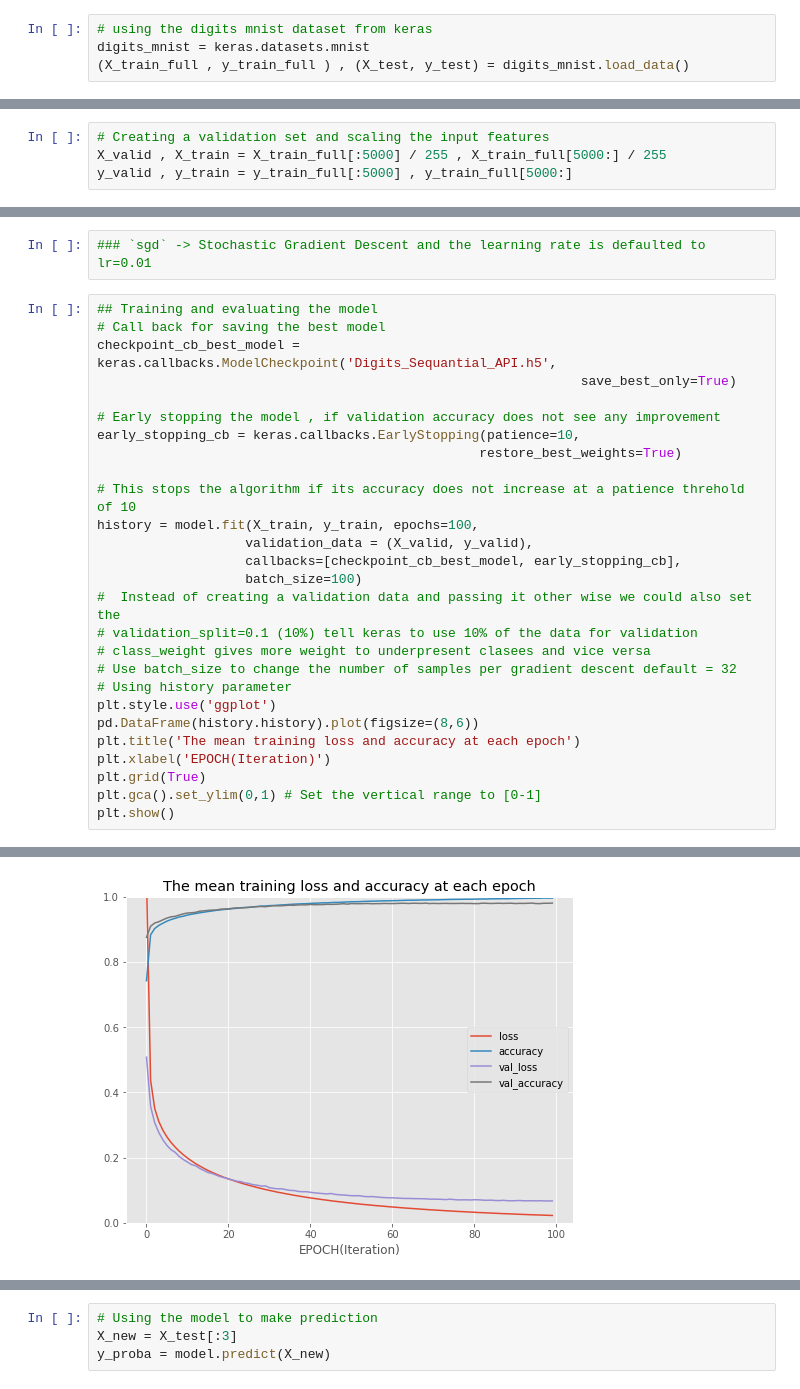
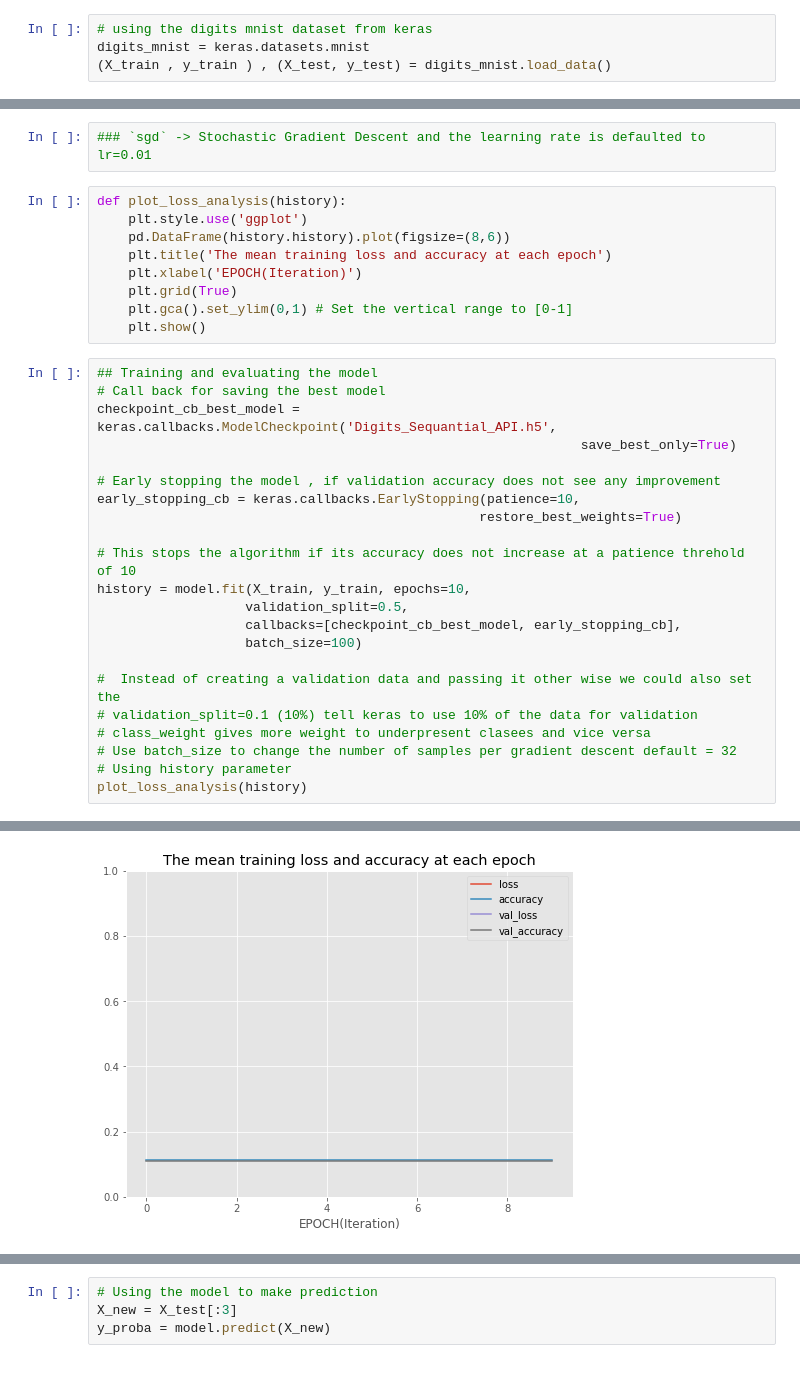
Before and after one commit to akushe-08/Neural_Network_Digits_Classifier, a Jupyter notebook: Neural_network_basics.ipynb, the cells around one changed output, grey strips where cells are left out. Drawn from its saved outputs; the diff is of its cells as text.

```diff
--- a/Neural_network_basics.ipynb
+++ b/Neural_network_basics.ipynb
@@ -15,6 +17,6 @@ import pandas as pd
 # %%
 # using the digits mnist dataset from keras
 digits_mnist = keras.datasets.mnist
-(X_train_full , y_train_full ) , (X_test, y_test) = digits_mnist.load_data()
+(X_train , y_train ) , (X_test, y_test) = digits_mnist.load_data()
 # %%
 # Shape of the dataset and its type
@@ -28,8 +30,4 @@ X_train_full.shape , X_train_full.dtype
 len(X_test[0])
 # %% [output]
 28
-# %%
-# Creating a validation set and scaling the input features
-X_valid , X_train = X_train_full[:5000] / 255 , X_train_full[5000:] / 255
-y_valid , y_train = y_train_full[:5000] , y_train_full[5000:]
 # %%
@@ -140,6 +140,15 @@ model.compile(loss='sparse_categorical_crossentropy',
 * For binary classification with more than one binary labels . we use `sigmoid` i.e logistic activation in the output intead of the "softmax" activitation function , `binary_crossentropy` loss instead
 # %%
 ### `sgd` -> Stochastic Gradient Descent and the learning rate is defaulted to lr=0.01
+# %%
+def plot_loss_analysis(history):
+    plt.style.use('ggplot')
+    pd.DataFrame(history.history).plot(figsize=(8,6))
+    plt.title('The mean training loss and accuracy at each epoch')
+    plt.xlabel('EPOCH(Iteration)')
+    plt.grid(True)
+    plt.gca().set_ylim(0,1) # Set the vertical range to [0-1]
+    plt.show()
 # %%
 ## Training and evaluating the model
 # Call back for saving the best model
@@ -151,20 +160,15 @@ early_stopping_cb = keras.callbacks.EarlyStopping(patience=10,
                                                  restore_best_weights=True)
 
 # This stops the algorithm if its accuracy does not increase at a patience threhold of 10
-history = model.fit(X_train, y_train, epochs=100,
-                   validation_data = (X_valid, y_valid),
+history = model.fit(X_train, y_train, epochs=10,
+                   validation_split=0.5,
                    callbacks=[checkpoint_cb_best_model, early_stopping_cb],
                    batch_size=100)
+
 #  Instead of creating a validation data and passing it other wise we could also set the
 # validation_split=0.1 (10%) tell keras to use 10% of the data for validation
 # class_weight gives more weight to underpresent clasees and vice versa
 # Use batch_size to change the number of samples per gradient descent default = 32
 # Using history parameter
-plt.style.use('ggplot')
-pd.DataFrame(history.history).plot(figsize=(8,6))
-plt.title('The mean training loss and accuracy at each epoch')
-plt.xlabel('EPOCH(Iteration)')
-plt.grid(True)
-plt.gca().set_ylim(0,1) # Set the vertical range to [0-1]
-plt.show()
+plot_loss_analysis(history)
 # %% [output]
@@ -188,4 +192,4 @@ Epoch 100/100
-[figure, old version]
+[figure, new version]
 # %%
 ## Evaluating the model on the test data
 model.evaluate(X_test, y_test)
```
Also changed, not shown: parts of 12 cells of this notebook, 1 other file.
